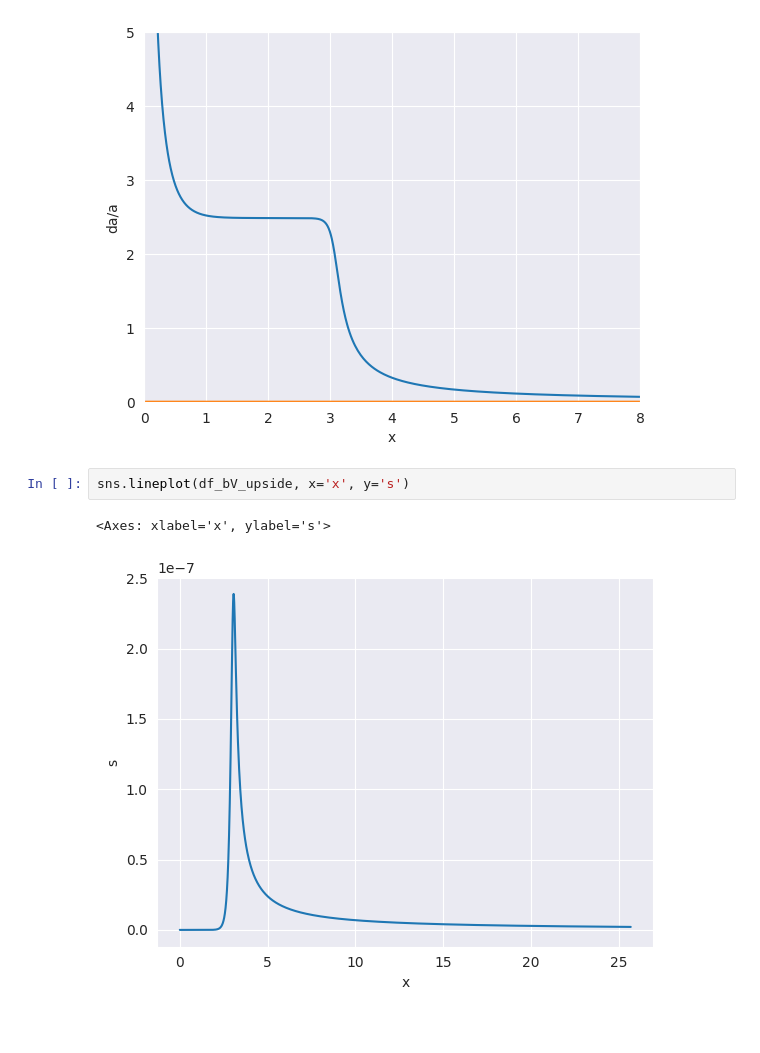
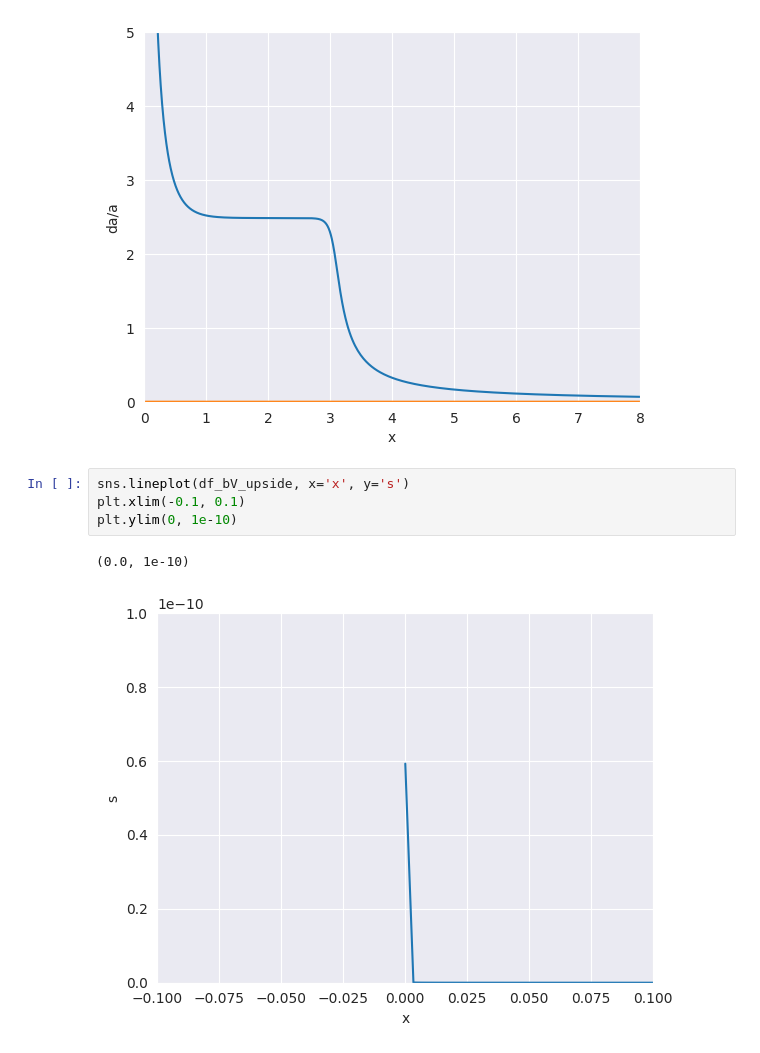
Before and after one commit to Rafkat/BianchiIX_visualisations, a Jupyter notebook: bV_visualisations.ipynb, the cells around one changed output. Cells and saved outputs as stored; diff of their text form.

```diff
--- a/bV_visualisations.ipynb
+++ b/bV_visualisations.ipynb
@@ -59,6 +74,8 @@ plt.xlim(0, 8)
 [figure]
 # %%
 sns.lineplot(df_bV_upside, x='x', y='s')
+plt.xlim(-0.1, 0.1)
+plt.ylim(0, 1e-10)
 # %% [output]
-<Axes: xlabel='x', ylabel='s'>
+(0.0, 1e-10)
-[figure, old version]
+[figure, new version]
```
Also changed, not shown: parts of 1 cell of this notebook, 4 other files.
